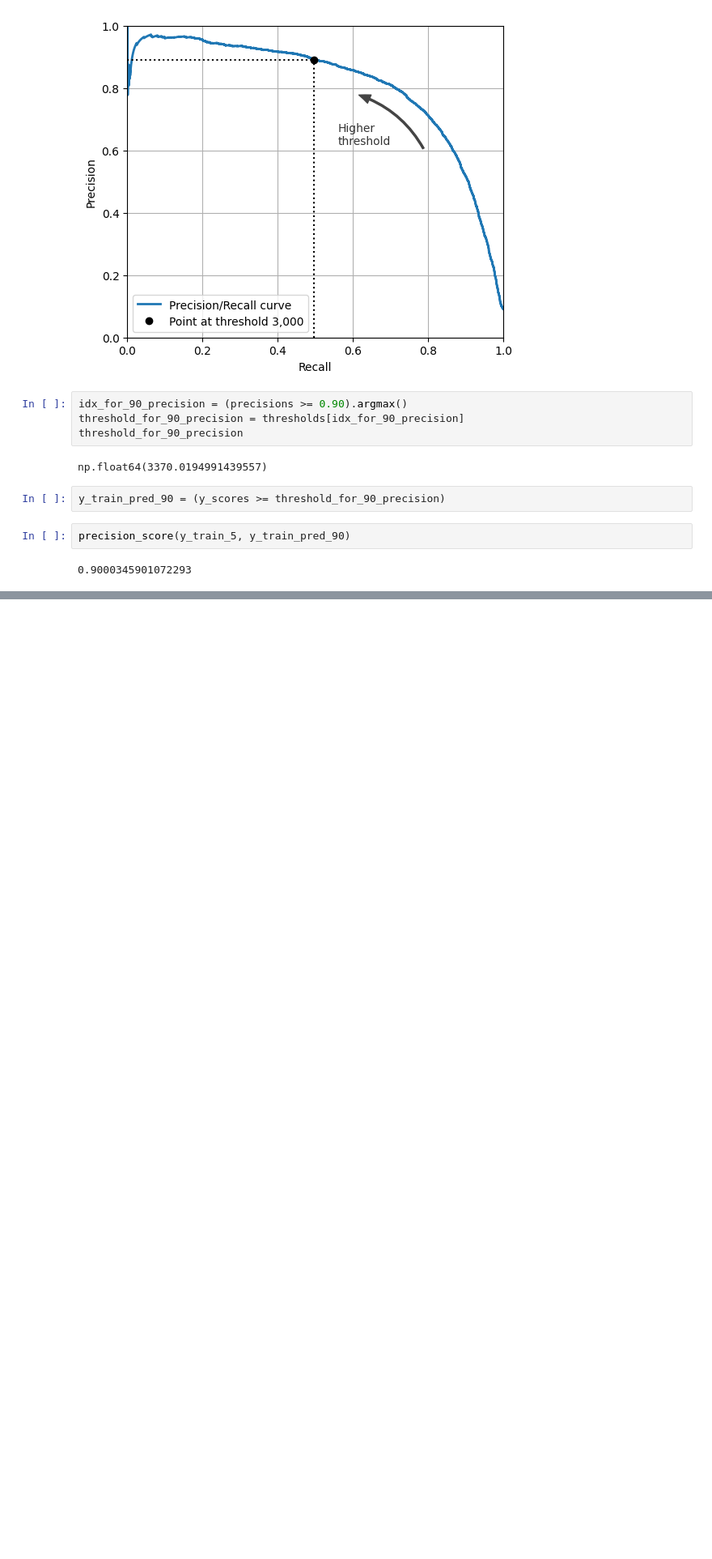
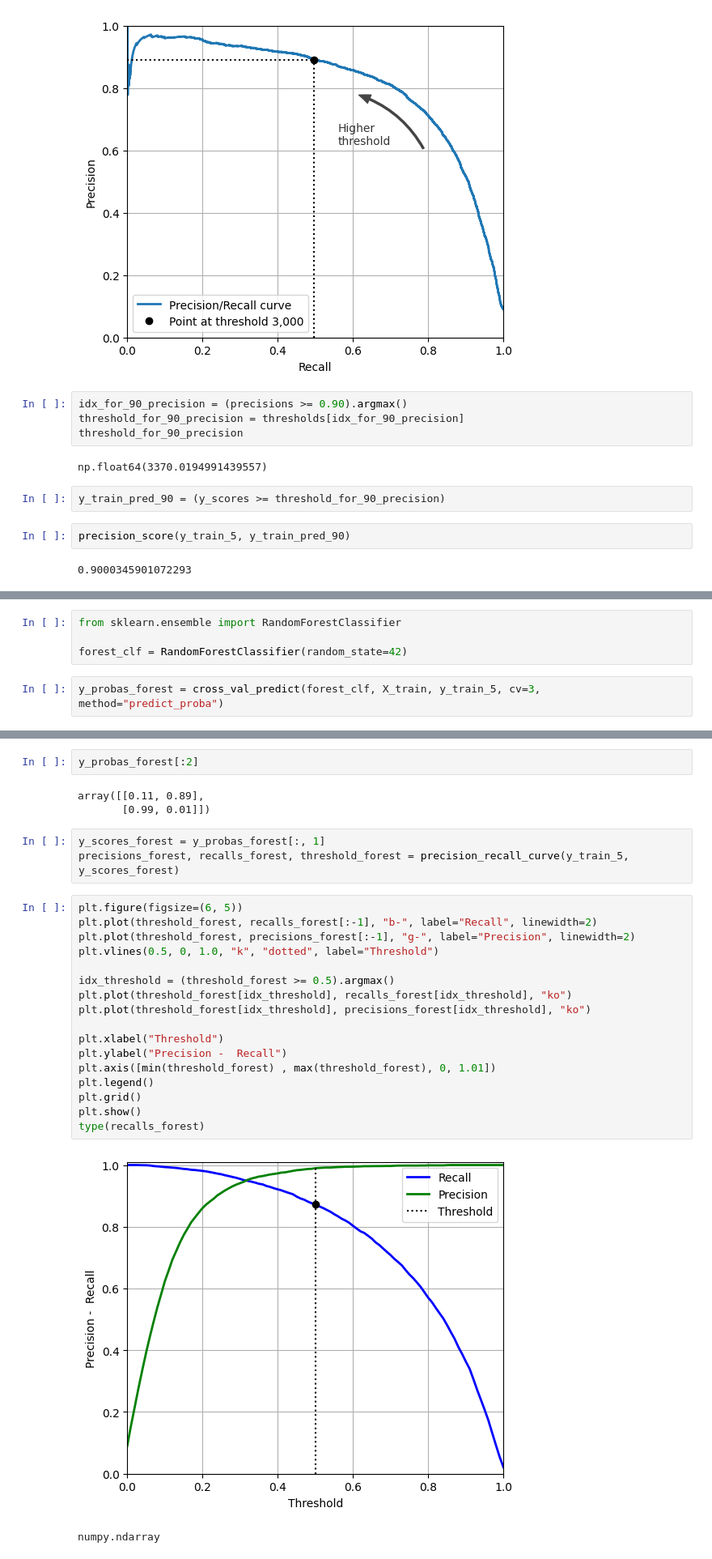
Before and after one commit to simon8889/ML-studying-notes, a Jupyter notebook: 03_classification.ipynb, the cells around one changed output, grey strips where cells are left out. Shown at 81% size. Saved outputs shown, nothing was run; the diff lists cells and outputs as text; blank space fills up the shorter version.

```diff
--- a/03_classification.ipynb
+++ b/03_classification.ipynb
@@ -486,0 +606,6 @@ recall_at_90_precision
+# %%
+from sklearn.ensemble import RandomForestClassifier
+
+forest_clf = RandomForestClassifier(random_state=42)
+# %%
+y_probas_forest = cross_val_predict(forest_clf, X_train, y_train_5, cv=3, method="predict_proba")
@@ -486,0 +651,28 @@ recall_at_90_precision
+# %%
+y_probas_forest[:2]
+# %% [output]
+array([[0.11, 0.89],
+       [0.99, 0.01]])
+# %%
+y_scores_forest = y_probas_forest[:, 1]
+precisions_forest, recalls_forest, threshold_forest = precision_recall_curve(y_train_5, y_scores_forest)
+# %%
+plt.figure(figsize=(6, 5))
+plt.plot(threshold_forest, recalls_forest[:-1], "b-", label="Recall", linewidth=2)
+plt.plot(threshold_forest, precisions_forest[:-1], "g-", label="Precision", linewidth=2)
+plt.vlines(0.5, 0, 1.0, "k", "dotted", label="Threshold")
+
+idx_threshold = (threshold_forest >= 0.5).argmax()
+plt.plot(threshold_forest[idx_threshold], recalls_forest[idx_threshold], "ko")
+plt.plot(threshold_forest[idx_threshold], precisions_forest[idx_threshold], "ko")
+
+plt.xlabel("Threshold")
+plt.ylabel("Precision -  Recall")
+plt.axis([min(threshold_forest) , max(threshold_forest), 0, 1.01])
+plt.legend()
+plt.grid()
+plt.show()
+type(recalls_forest)
+# %% [output]
+[figure, added]
+numpy.ndarray
```
Also changed, not shown: parts of 11 cells of this notebook.
